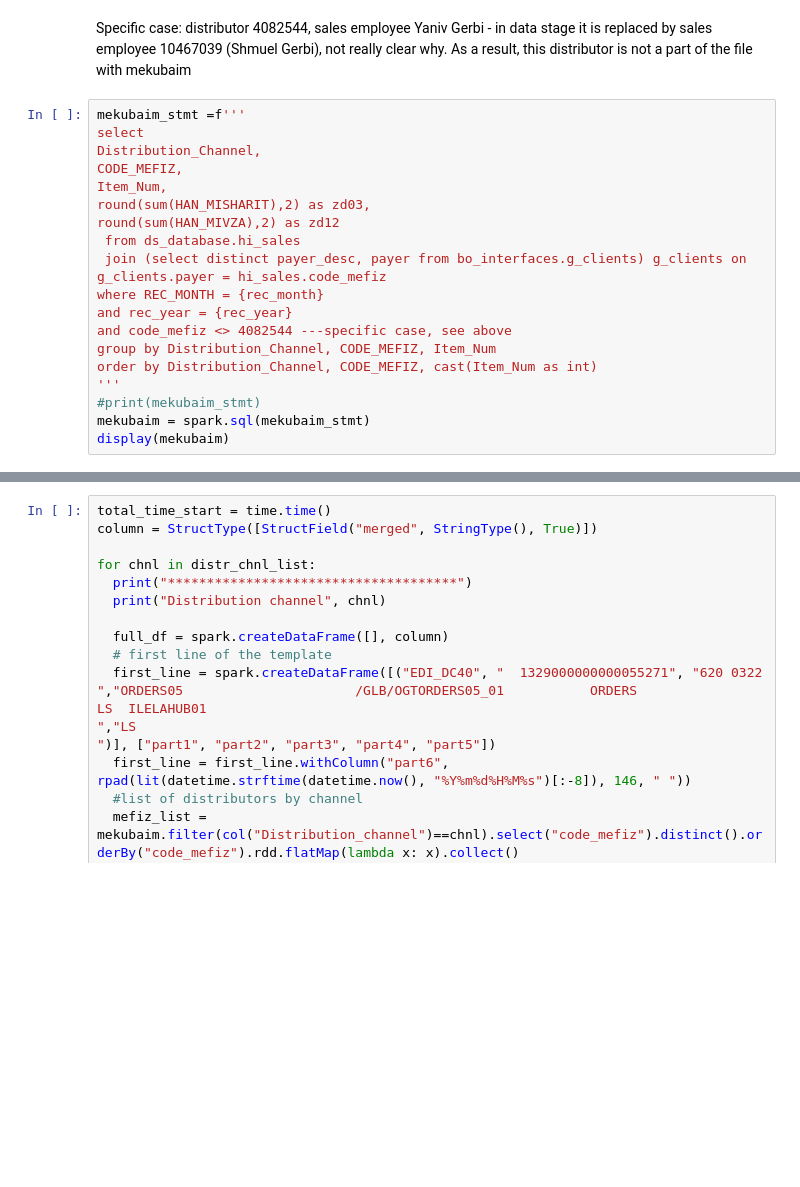
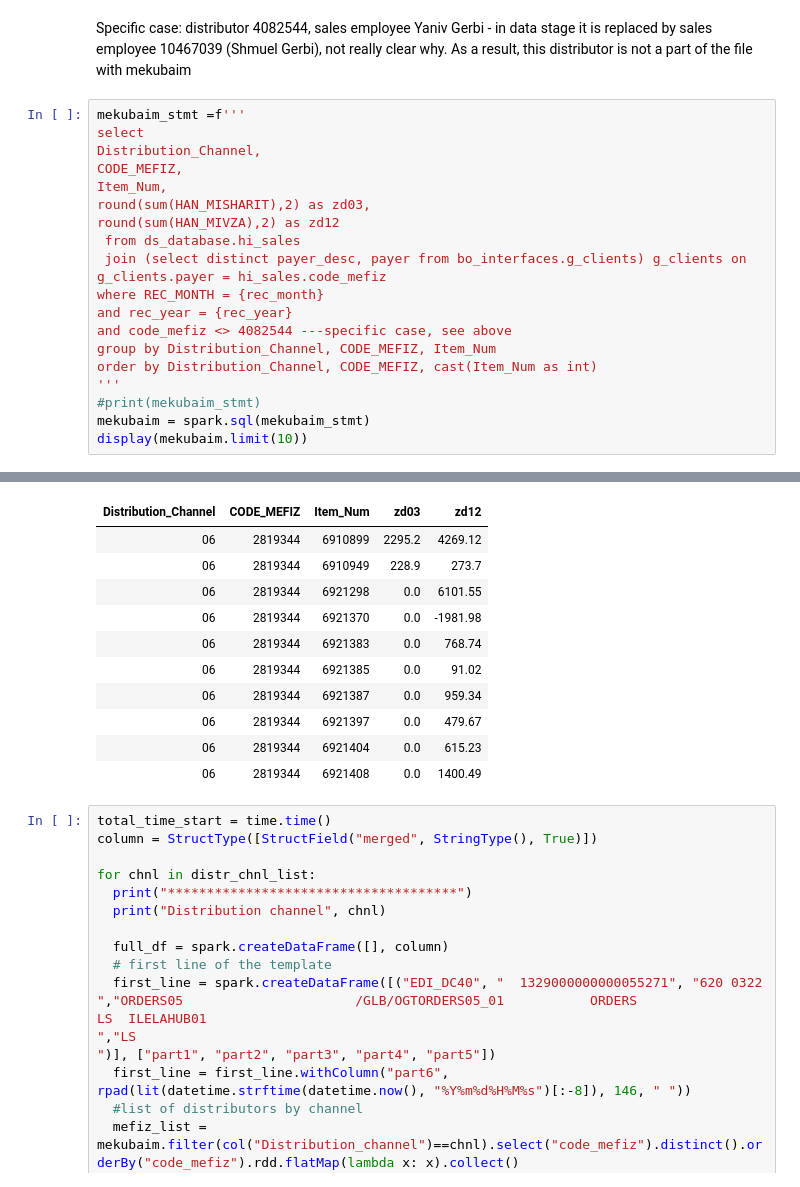
Before and after one commit to elenakaliko/work_portfolio, a Jupyter notebook: Returns_End_of_month_IDOC.ipynb, the cells around one changed output, grey strips where cells are left out. Cells and saved outputs as stored; diff of their text form; blank space fills up the shorter version.

```diff
--- a/Returns_End_of_month_IDOC.ipynb
+++ b/Returns_End_of_month_IDOC.ipynb
@@ -193,5 +193,5 @@ order by Distribution_Channel, CODE_MEFIZ, cast(Item_Num as int)
 '''
 #print(mekubaim_stmt)
 mekubaim = spark.sql(mekubaim_stmt)
-display(mekubaim)
+display(mekubaim.limit(10))
 # %% [output]
@@ -199,3 +198,14 @@ display(mekubaim)
+| Distribution_Channel | CODE_MEFIZ | Item_Num | zd03 | zd12 |
+| 06 | 2819344 | 6910899 | 2295.2 | 4269.12 |
+| 06 | 2819344 | 6910949 | 228.9 | 273.7 |
+| 06 | 2819344 | 6921298 | 0.0 | 6101.55 |
+| 06 | 2819344 | 6921370 | 0.0 | -1981.98 |
+| 06 | 2819344 | 6921383 | 0.0 | 768.74 |
+| 06 | 2819344 | 6921385 | 0.0 | 91.02 |
+| 06 | 2819344 | 6921387 | 0.0 | 959.34 |
+| 06 | 2819344 | 6921397 | 0.0 | 479.67 |
+| 06 | 2819344 | 6921404 | 0.0 | 615.23 |
+| 06 | 2819344 | 6921408 | 0.0 | 1400.49 |
 # %%
 total_time_start = time.time()
 column = StructType([StructField("merged", StringType(), True)])
```
Also changed, not shown: parts of 2 cells of this notebook.
